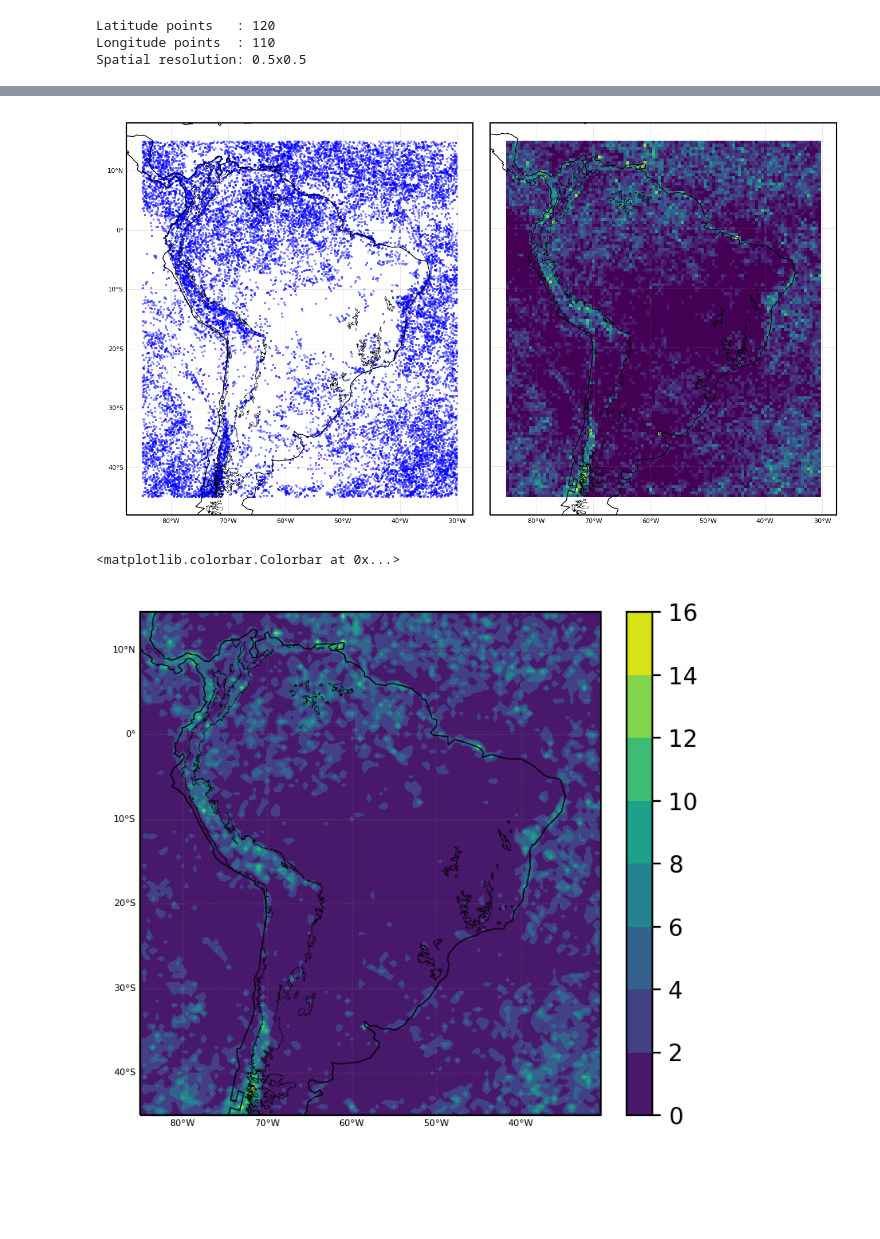
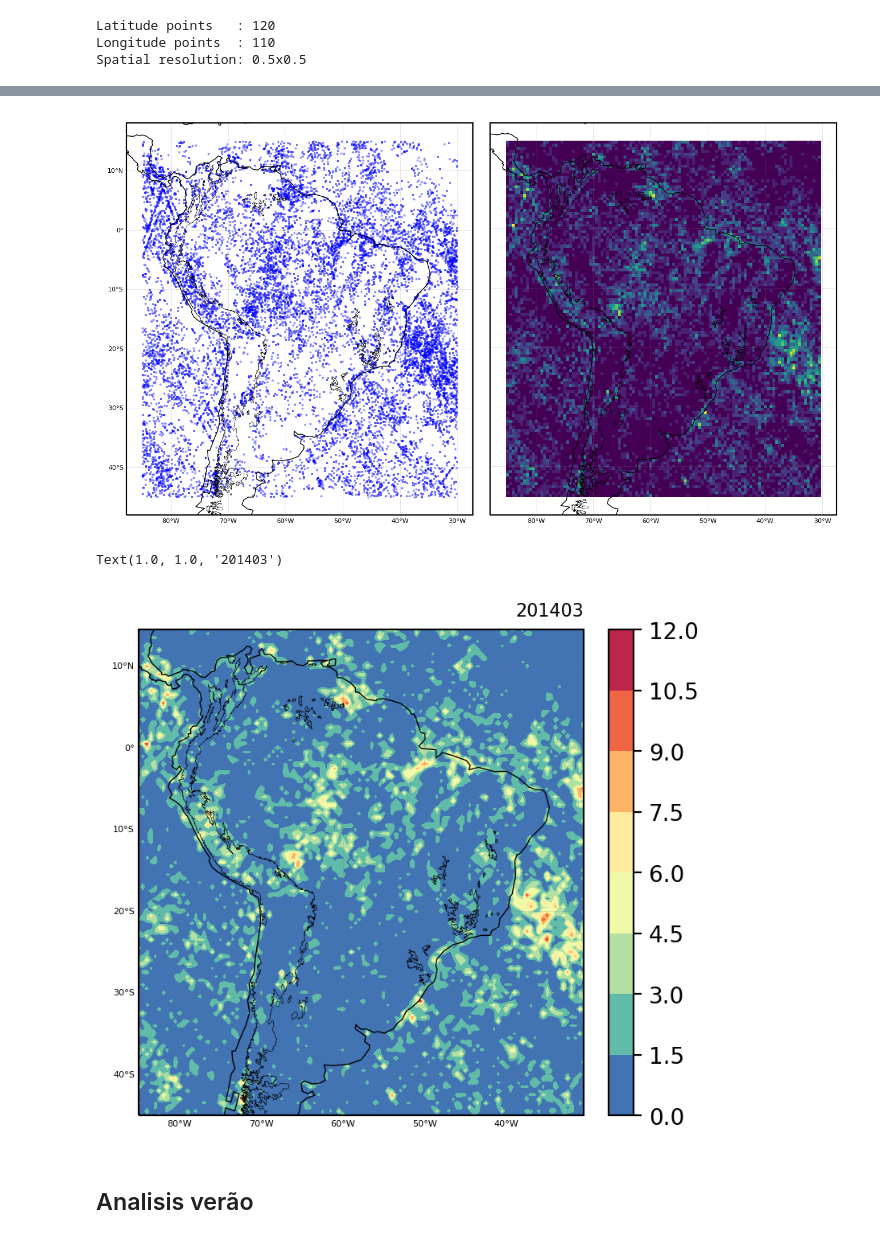
Before and after one commit to mhacarthur/PF_processing, a Jupyter notebook: jupyter/orbits_grid_count.ipynb, the cells around one changed output, grey strips where cells are left out. Saved outputs shown, nothing was run; the diff lists cells and outputs as text; code cells hidden in the pictures; blank space fills up the shorter version.

```diff
--- a/jupyter/orbits_grid_count.ipynb
+++ b/jupyter/orbits_grid_count.ipynb
@@ -22,10 +25,12 @@ import cartopy.io.shapereader as shpreader
 # %%
-date_file = '201408'
+date_file = '201403'
 # %%
-andes = list(shpreader.Reader('../mapping/andes_1000.shp').geometries())
+andes = list(shpreader.Reader('..'+os.sep+'mapping'+os.sep+'andes_1000.shp').geometries())
 # %%
 # Filtered Data from SA
-file_in = '/mnt/Data/Data/PF/rgpf_SA/rgpf_'+date_file+'_level2.csv'
+# file_in = os.sep+'mnt'+os.sep+'Data'+os.sep+'Data'+os.sep+'PF'+os.sep+'rgpf_SA'+os.sep+'rgpf_'+date_file+'_level2.csv'
+file_in = 'E:'+os.sep+'Data'+os.sep+'PF'+os.sep+'rgpf_SA'+os.sep+'rgpf_'+date_file+'_level2.csv'
+
 data = pd.read_csv(file_in)
 print(file_in)
 # %% [output]
@@ -40,7 +45,10 @@ Number of orbits:  223
 PF_GPD = gpd.GeoDataFrame(geometry=gpd.points_from_xy(data['lon'],data['lat'], crs="EPSG:4326"))
 # %%
 #Using IMERG 05x05 grid
-data = ca.read_netcdf('/mnt/Data/Data/IMERG/season/summer/IMERG_2000_12_2020_12_24h_05x05_summer.nc',0)
+# file_in = '/mnt/Data/Data/IMERG/season/summer/IMERG_2000_12_2020_12_24h_05x05_summer.nc'
+file_in = 'E:'+os.sep+'Data'+os.sep+'IMERG'+os.sep+'season'+os.sep+'summer'+os.sep+'IMERG_2001_01_2020_12_24h_05x05_summer.nc'
+
+data = ca.read_netcdf(file_in,0)
 lat = data['lat'].data
 lon = data['lon'].data
 
@@ -136,13 +144,15 @@ cell.loc[dissolve.index, 'n_fires'] = dissolve.n_fires.values
 #replace NaN with 0
 salida = cell.fillna(0)
 # %%
+linewidth_limit = 0.5
+
 proj = ccrs.PlateCarree()
 
 fig = plt.figure(figsize=(8,8),dpi=200)
 gs = gridspec.GridSpec(1,2)
 
 #=====================================================================================================
-ax1 = plt.subplot>(gs[0, 0], projection = proj)
+ax1 = plt.subplot(gs[0, 0], projection = proj)
 ax1.coastlines(linestyle='-',linewidth=0.5,color='black',zorder=4)
 ax1.add_geometries(andes,proj,edgecolor='k',facecolor='None',linestyle='-',linewidth=0.2,zorder=5)
 
@@ -175,30 +185,38 @@ a1 = salida.plot("n_fires", ax=ax1)
 #=====================================================================================================
 plt.subplots_adjust(left=None, bottom=None, right=None, top=None, hspace=0.05, wspace=0.05)
 # %% [output]
-[figure, old version]
+[figure, new version]
 # %%
 data_out = salida['n_fires'].values.reshape(nlon, nlat).T
 # %%
+cmap = plt.cm.Spectral_r
+
+levels = None
+
 proj = ccrs.PlateCarree()
 
 fig = plt.figure(figsize=(4,4),dpi=200)
 gs = gridspec.GridSpec(1,1)
 
 #=====================================================================================================
 ax1 = plt.subplot(gs[0, 0], projection = proj)
 ax1.coastlines(linestyle='-',linewidth=0.5,color='black',zorder=4)
 ax1.add_geometries(andes,proj,edgecolor='k',facecolor='None',linestyle='-',linewidth=0.2,zorder=5)
 
 gl = ax1.gridlines(crs=proj,draw_labels=True,linewidth=0.2,color='gray',alpha=0.5,linestyle='--')
 gl.top_labels = False
 gl.bottom_labels = True
 gl.left_labels = True
 gl.right_labels = False
 gl.xlabel_style = {'size': 4, 'color': 'k'}
 gl.ylabel_style = {'size': 4, 'color': 'k'}
 
-a1 = ax1.contourf(lon2d, lat2d, data_out)
+a1 = ax1.contourf(lon2d, lat2d, data_out, cmap=cmap, levels=levels)
 plt.colorbar(a1,fraction=0.05)
+
+ax1.set_title(date_file,loc='right',fontsize=8)
 # %% [output]
-<matplotlib.colorbar.Colorbar at 0x...>
+Text(1.0, 1.0, '201403')
-[figure, old version]
+[figure, new version]
+# %% [markdown]
+## Analisis verão
```
Also changed, not shown: parts of 5 cells of this notebook.
